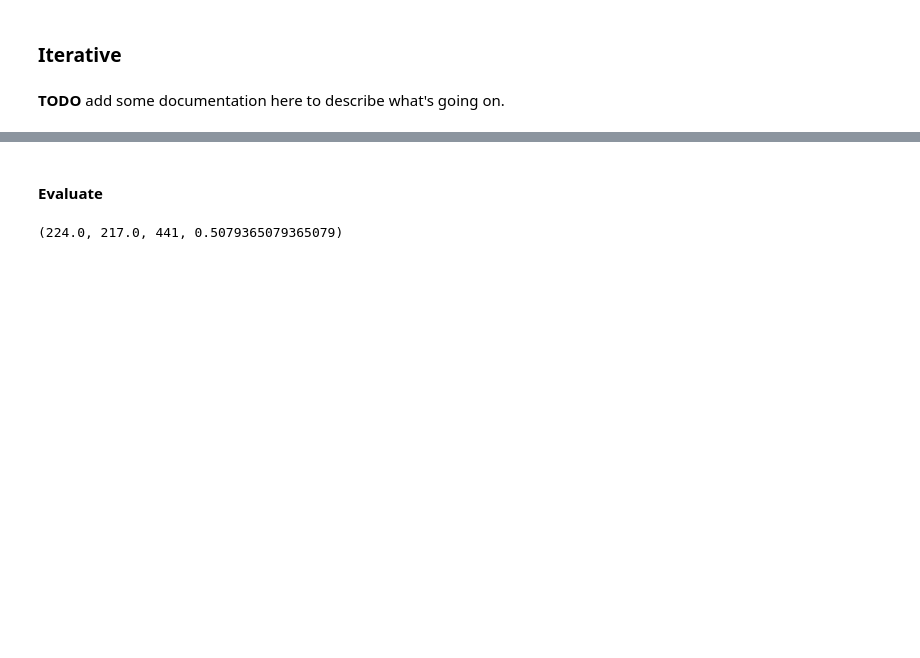
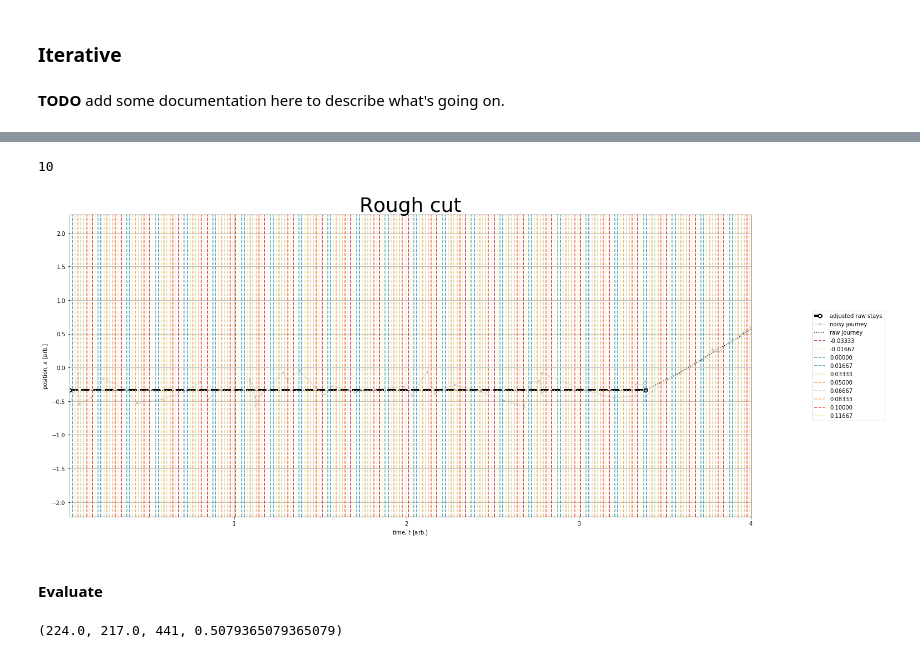
Before and after one commit to m-salewski/stay_classification, a Jupyter notebook: notebooks/synthetic_data_1D__box_method.ipynb, the cells around one changed output, grey strips where cells are left out. Drawn from its saved outputs; the diff is of its cells as text; code cells hidden in the pictures; blank space fills up the shorter version.

```diff
--- a/notebooks/synthetic_data_1D__box_method.ipynb
+++ b/notebooks/synthetic_data_1D__box_method.ipynb
@@ -300,0 +302,2 @@ new_t_segs, new_x_segs = get_stay_segs(new_stays)
+# %%
+time_thresh = 1/6 # 10 mins
@@ -766,3 +873,65 @@ for k,v in Counter(mult_tpl_pairs).items():
+# %%
+min_t, max_t = time_sub.min(), time_sub.max()
+
+ymin = noise_journey_sub.min()-1*eps
+ymax = noise_journey_sub.max()+1*eps
+
+fig, ax = plt.subplots(1,1,figsize=(22,10))
+
+# The adjusted raw-stays
+plt.plot(new_t_segs, new_x_segs, **segs_plot_kwargs, label='adjusted raw stays')
+ax.plot(time_sub, noise_journey_sub, '.-', color='gray', label='noisy journey', alpha=0.25)
+ax.plot(time_sub, raw_journey_sub, ':', color='k', label='raw journey')
+
+t0,t1 = 0,1
+start_ind, last_ind = t0, t1
+
+pairs = []
+
+nnn = 0
+t_diff = abs(time_sub[t1]-time_sub[t0])
+
+nnn=0
+
+time_deltas = [0.1, 0.2, 0.3, 0.5, 0.7, 1.0, 1.3] # Tried this, but was okay
+time_deltas = np.arange(-1/30,4/30, 1/60) # This was a little better, but not by much.
+
+print(len(time_deltas))
+
+for time_delta in np.array(time_deltas):
+    label = f'{time_delta:.5f}'
+    for timepoint in np.arange(min_t+time_delta,4.0,1/6.):
+
+        #print(timepoint,":, mean, start_ind, last_ind)
+        ax.plot([timepoint, timepoint], [ymin,ymax],\
+                '--', color=colors[nnn%len(colors)], \
+                label=label)
+        label=''
+
+    nnn+=1
+
+plt.xlabel(r'time, $t$ [arb.]')
+plt.ylabel(r'position, $x$ [arb.]')
+
+plt.ylim(ymin, ymax)
+
+
+ax.xaxis.set_major_locator(MultipleLocator(1))
+#ax.xaxis.set_major_formatter(FormatStrFormatter('%d'))
+
+# For the minor ticks, use no labels; default NullFormatter.
+ax.xaxis.set_minor_locator(MultipleLocator(0.5))
+
+plt.xlim(min_t, 4.0)
+#plt.xlim(-0.1, 19.1
+#plt.xlim(15.1, 19.1)
+
+plt.title('Rough cut', fontsize=36)
+plt.grid(visible=True);
+plt.legend(bbox_to_anchor=(1.2, 0.5), loc='right', ncol=1);
+# %% [output]
+10
+[figure, added]
 # %% [markdown]
 #### Evaluate
 # %%
```
Also changed, not shown: parts of 25 cells of this notebook, 3 other files.
